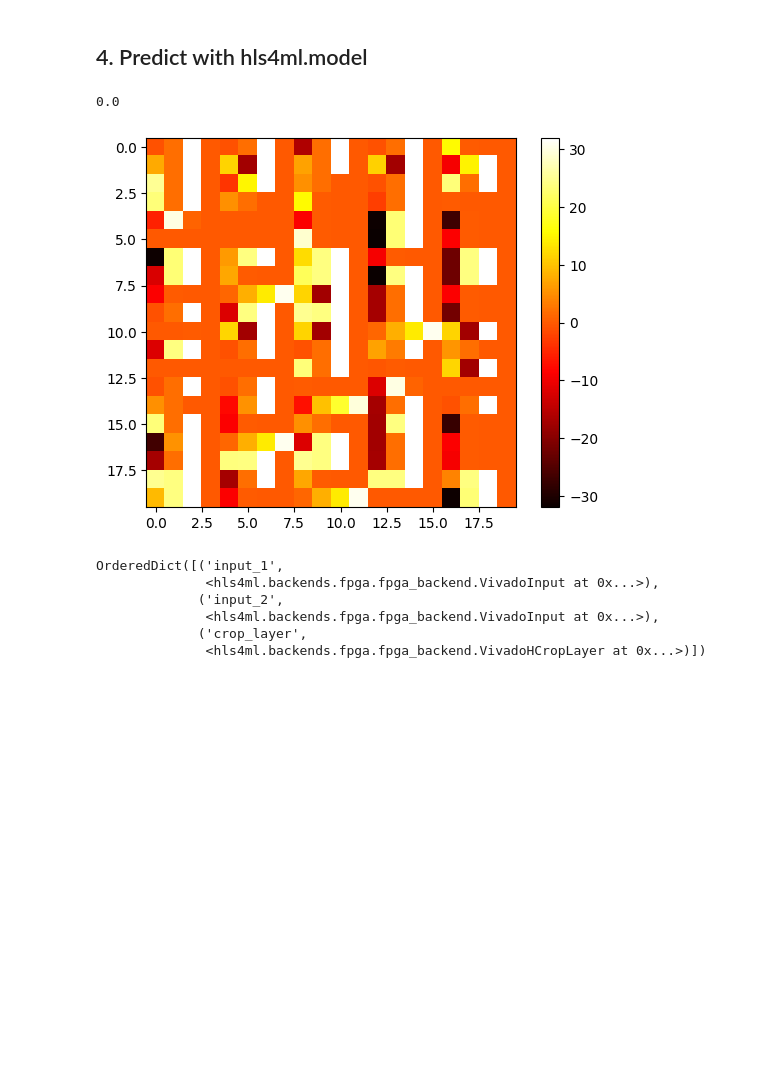
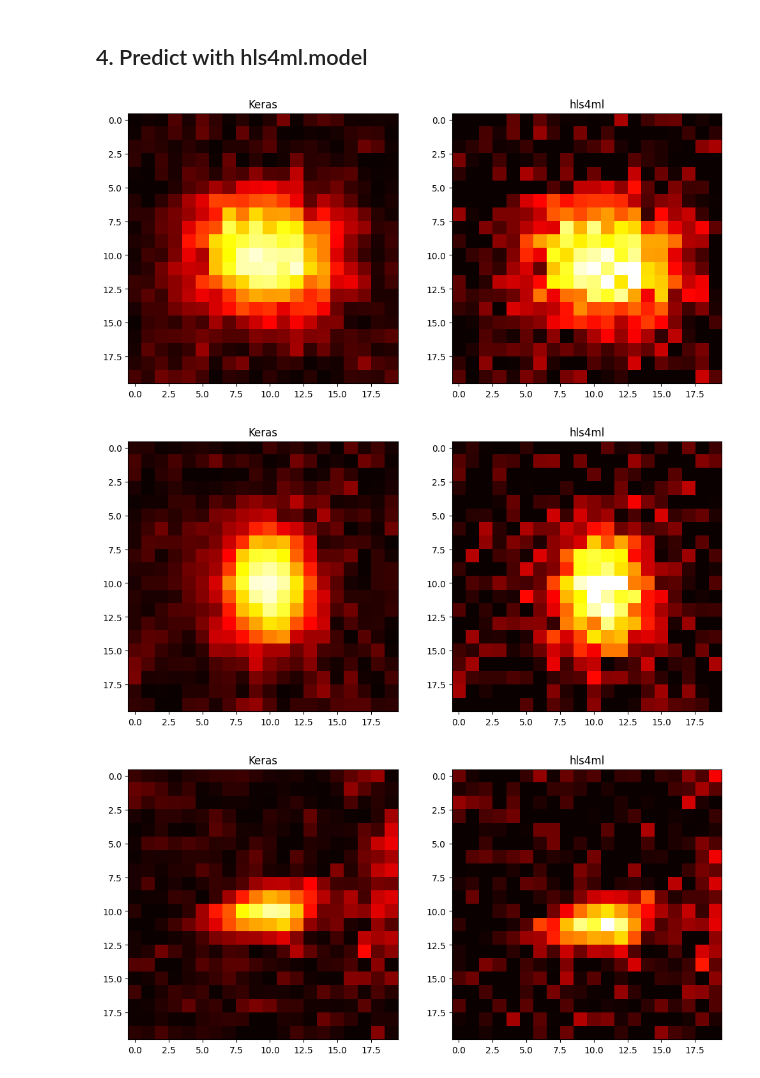
Before and after one commit to abdelabd/crop_classify, a Jupyter notebook: custom_hls_layer/test_conversions/test_conversion_crop_layer.ipynb, the cells around one changed output. Cells and saved outputs as stored; diff of their text form; code cells hidden in the pictures; blank space fills up the shorter version.

Commit message:
all bugs fixed; working CropLayer. Some hard-codes to get rid of

```diff
--- a/custom_hls_layer/test_conversions/test_conversion_crop_layer.ipynb
+++ b/custom_hls_layer/test_conversions/test_conversion_crop_layer.ipynb
@@ -263,26 +260,21 @@ hmodel.config.backend
 # %% [markdown]
 ## 4. Predict with hls4ml.model
-# %%
-np.min(images[0])
-# %% [output]
-0.0
-# %%
-hpred = hmodel.predict([np.ascontiguousarray(images[0]), crop_coords[0]])
-hpred = hpred.reshape((5, 20, 20))
-
-plt.figure()
-plt.imshow(hpred[0], cmap="hot")
-plt.colorbar()
-plt.show()
-plt.close()
-# %% [output]
-[figure, removed]
-# %%
-hmodel.graph
-# %% [output]
-OrderedDict([('input_1',
-              <hls4ml.backends.fpga.fpga_backend.VivadoInput at 0x...>),
-             ('input_2',
-              <hls4ml.backends.fpga.fpga_backend.VivadoInput at 0x...>),
-             ('crop_layer',
-              <hls4ml.backends.fpga.fpga_backend.VivadoHCropLayer at 0x...>)])
+# %%
+kpred = model([images, crop_coords])
+kpred = np.reshape(kpred, (num_samples, 5, 20, 20))
+
+hpred = hmodel.predict([np.ascontiguousarray(images), crop_coords]).reshape((num_samples, 5, 20, 20))
+# %%
+for i in range(num_samples):
+    for j in range(5):
+        fig, (ax1, ax2) = plt.subplots(1, 2, figsize=(12, 6))
+        ax1.imshow(kpred[i, j], cmap='hot', vmin=0, vmax=1)
+        ax1.set_title('Keras')
+        ax2.imshow(hpred[i, j], cmap='hot', vmin=0, vmax=1)
+        ax2.set_title('hls4ml')
+        plt.show(fig)
+        plt.close(fig)
+# %% [output]
+[figure, added]
+[figure, added]
+[figure, added]
```
Also changed, not shown: parts of 6 cells of this notebook.
